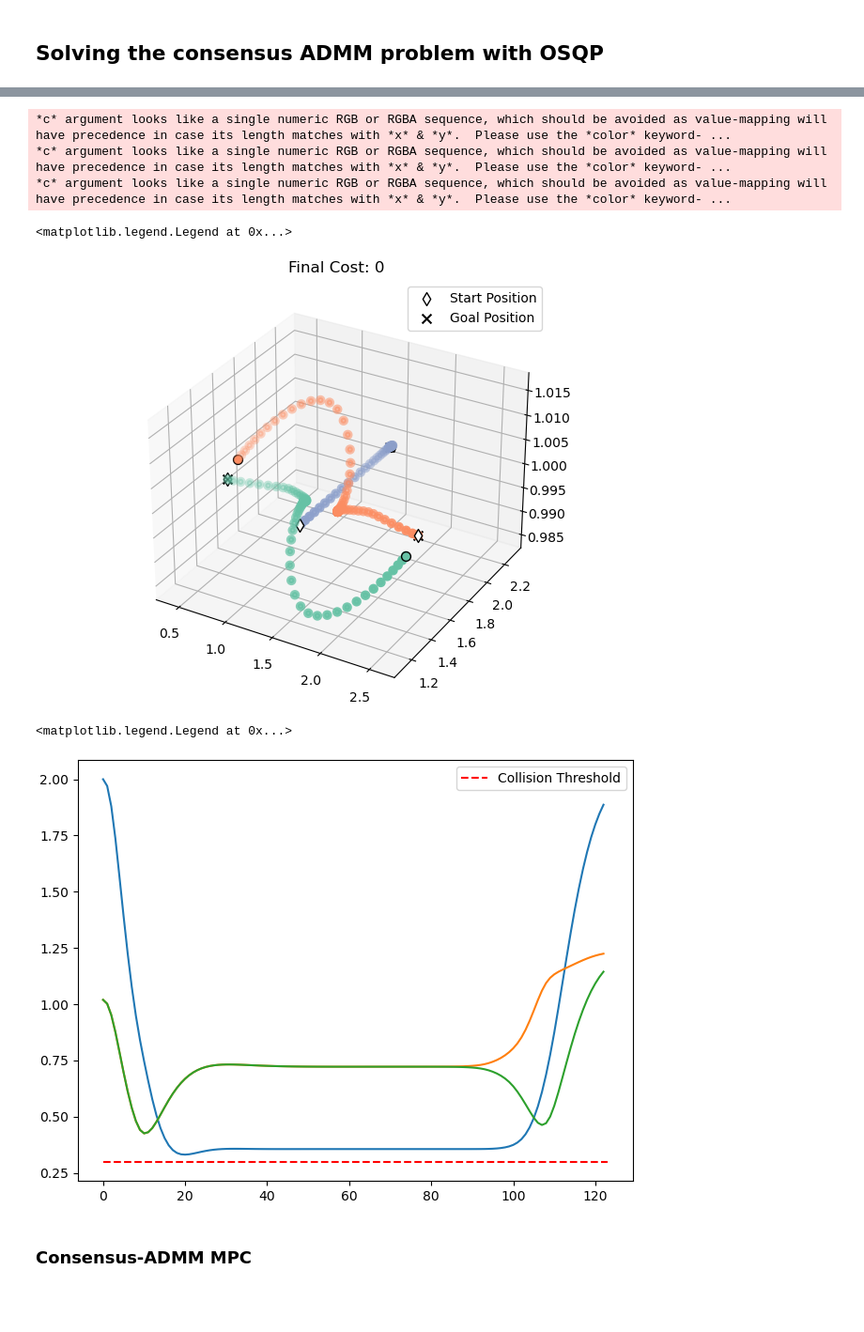
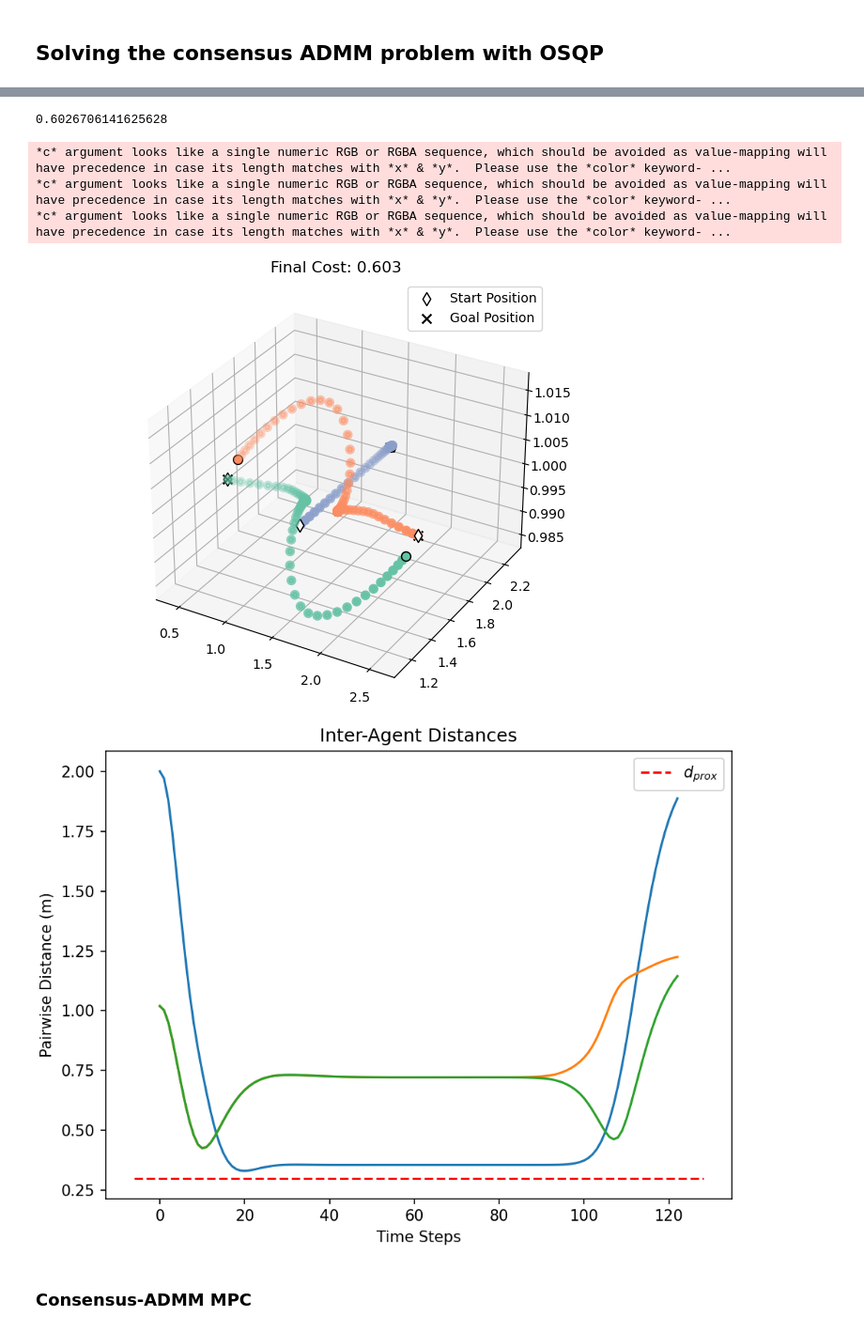
Before and after one commit to labicon/Potential-ADMM_code, a Jupyter notebook: distributed_ADMM/scratch.ipynb, the cells around one changed output, grey strips where cells are left out. Shown at 94% size. Saved outputs shown, nothing was run; the diff lists cells and outputs as text; code cells hidden in the pictures; blank space fills up the shorter version.

Commit message:
cleaned up results from SCP local solver

```diff
--- a/distributed_ADMM/scratch.ipynb
+++ b/distributed_ADMM/scratch.ipynb
@@ -141,8 +92,9 @@ constr = []
 x0,xr = util.paper_setup_3_quads()
 
 radius = 0.3
-
-# X_full = np.zeros((nsim+1,nx))
+n_agents = 3
+nx = n_agents * 6
+nu = n_agents * 3
 X_full = np.zeros((0,nx))
 X_full = np.r_[X_full,x0.reshape(1,-1)]
 
@@ -150,14 +102,13 @@ U_full = np.zeros((0,nu))
 
 xi = x0.flatten()
 xr = xr.flatten()
-Ad,Bd = linear_kinodynamics(0.1, 3)
-n_agents = 3
-nx = n_agents * 6
-nu = n_agents * 3
+Ad,Bd = linear_kinodynamics(0.1, n_agents)
+
 Q = sparse.diags([5., 5., 5., 1., 1., 1.]*n_agents)
 QN = Q*500
 R = 0.1*sparse.eye(nu)
-
+n_states = 6
+n_inputs = 3
 iter = 0
 x_dims = [n_states]*n_agents
 n_dims = [3]*n_agents
@@ -242,23 +192,24 @@ plt.plot(obj_val)
+# %%
+obj_val[-1]
+# %% [output]
+0.6026706141625628
 # %%
 %matplotlib ipympl
 plt.figure(dpi=100)
-dpilqr.plot_solve(X_full,0,xr,[6,6,6],True,3)
+dpilqr.plot_solve(X_full,obj_val[-1],xr,[6,6,6],True,3)
 plt.legend(plt.gca().get_children()[1:3], ["Start Position", "Goal Position"])
-# plt.savefig('MPC_with_OSQP.png')
+plt.savefig('MPC_with_OSQP.png')
 # %% [output]
 *c* argument looks like a single numeric RGB or RGBA sequence, which should be avoided as value-mapping will have precedence in case its length matches with *x* & *y*.  Please use the *color* keyword- ...
 *c* argument looks like a single numeric RGB or RGBA sequence, which should be avoided as value-mapping will have precedence in case its length matches with *x* & *y*.  Please use the *color* keyword- ...
 *c* argument looks like a single numeric RGB or RGBA sequence, which should be avoided as value-mapping will have precedence in case its length matches with *x* & *y*.  Please use the *color* keyword- ...
-<matplotlib.legend.Legend at 0x...>
-[figure, old version]
+[figure, new version]
 # %%
-plt.figure(dpi=100)
-plt.plot(np.arange(0,X_full.shape[0]),dpilqr.compute_pairwise_distance(X_full,[6,6,6],3));
-plt.hlines(0.3,0, X_full.shape[0],linestyle='--', color='r',label='Collision Threshold')
-plt.legend()
+plt.figure(dpi=150)
+dpilqr.plot_pairwise_distances(X_full, [6,6,6], [3,3,3], 0.3)
+plt.savefig('QP(OSQP)_pairwise_distance.png')
 # %% [output]
-<matplotlib.legend.Legend at 0x...>
-[figure, old version]
+[figure, new version]
 # %% [markdown]
 ### Consensus-ADMM MPC
 # %%
```
Also changed, not shown: parts of 11 cells of this notebook, 9 other files.
